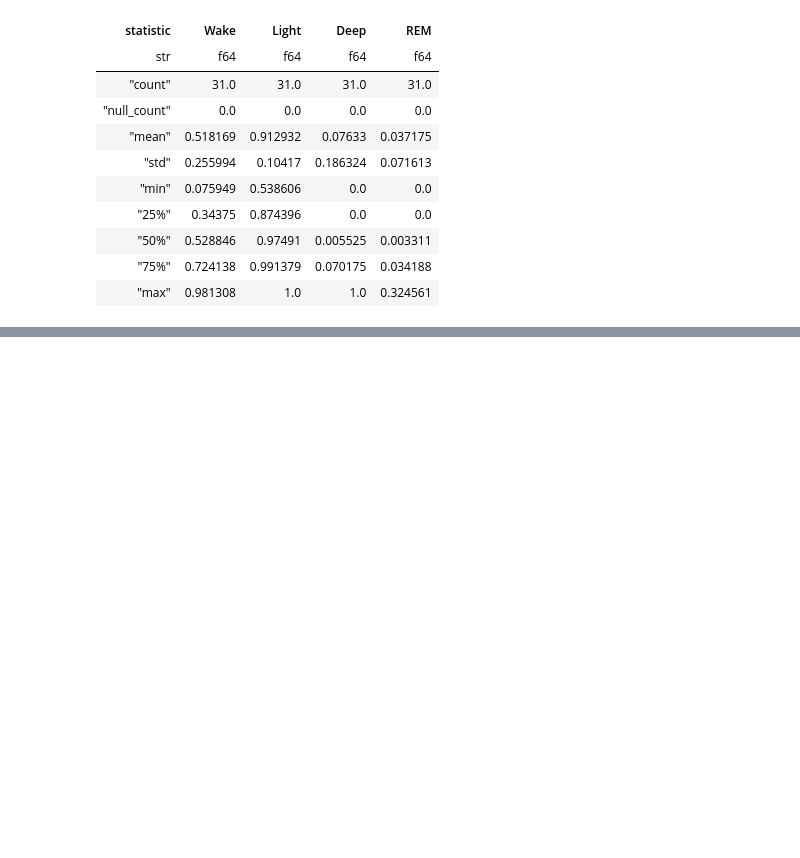
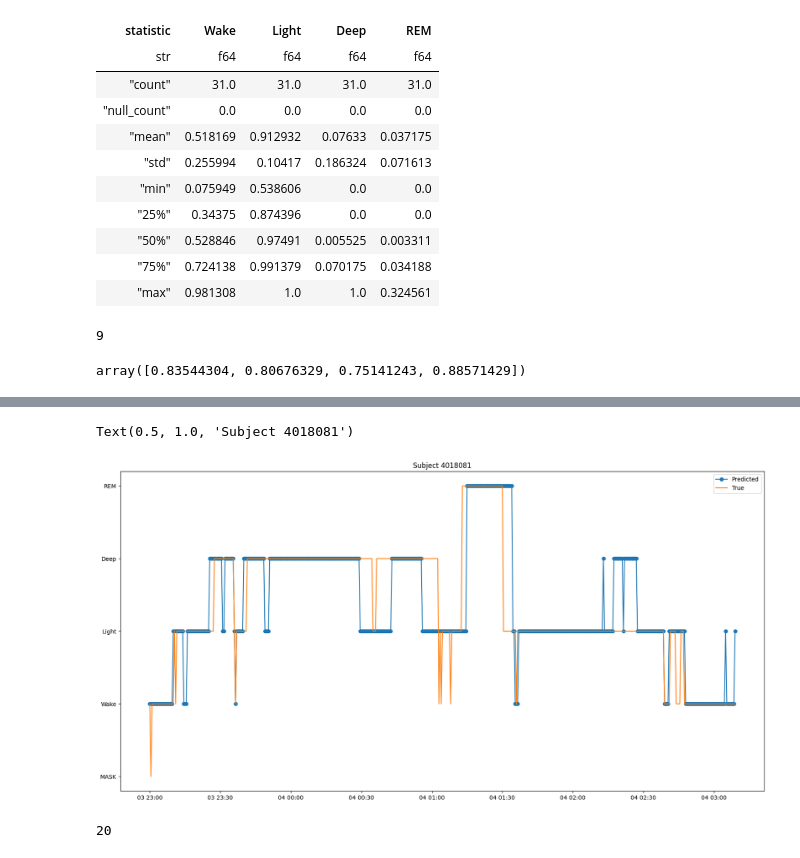
Before and after one commit to ftavella/pisces, a Jupyter notebook: analyses/train_mo.ipynb, the cells around one changed output, grey strips where cells are left out. Cells and saved outputs as stored; diff of their text form; code cells hidden in the pictures; blank space fills up the shorter version.

Commit message:
find best and most avg perf hypnos, add giant CSV of all predictions.

```diff
--- a/analyses/train_mo.ipynb
+++ b/analyses/train_mo.ipynb
@@ -331,0 +334,41 @@ acc_df.describe().write_csv("finetuned-mo-walch-acc-stats.csv")
+# %%
+np.argmax(np.sum(acc_np, axis=1))
+# %% [output]
+9
+# %%
+acc_np[9]
+# %% [output]
+array([0.83544304, 0.80676329, 0.75141243, 0.88571429])
+# %%
+index = 9
+X, y = mo_preprocessed_data_walch[index][0]
+pr_hat = trained_mos[index].predict_probabilities(X)[0]
+pr_trim = pr_hat[:y.shape[0]] # trim to the length of the actual PSG; padded for deeply connected layer reasons
+y_hat = np.argmax(pr_trim, axis=1)
+y_pad = y # don't change y; leaving in variable for ease of refactoring this example.
+
+plt.figure(figsize=(20, 10))
+
+# make a numpy datetime array starting at May 3, 2024 and having one entry every 30 seconds for len(y_pad) entries
+# this is just for the x-axis
+from datetime import datetime, timedelta
+
+dt = datetime(2024, 5, 3, 23)
+x_time = np.array([dt + timedelta(seconds=30 * i) for i in range(len(y_pad))])
+
+# PSG with negative value indicates to ignore that epoch
+plt.plot(x_time, y_hat, "o-")
+plt.plot(x_time, y_pad)#, "o-")
+
+y_labels =[
+    "MASK",
+    *class_names
+]
+
+
+
+plt.yticks([r - 1 for r in range(len(y_labels))], y_labels)
+
+plt.legend(["Predicted", "True"])
+plt.title(f"Subject {mo_preprocessed_data_walch[index][1]}")
+# %% [output]
@@ -331,0 +376,2 @@ acc_df.describe().write_csv("finetuned-mo-walch-acc-stats.csv")
+Text(0.5, 1.0, 'Subject 4018081')
+[figure, added]
@@ -331,0 +416,4 @@ acc_df.describe().write_csv("finetuned-mo-walch-acc-stats.csv")
+# %%
+most_avg_index
+# %% [output]
+20
```
Also changed, not shown: parts of 12 cells of this notebook, 1 other file.
